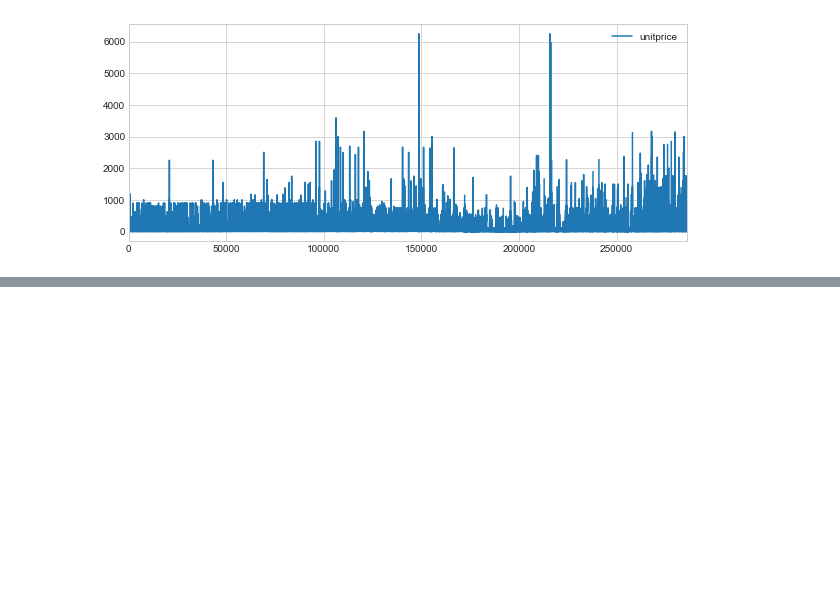
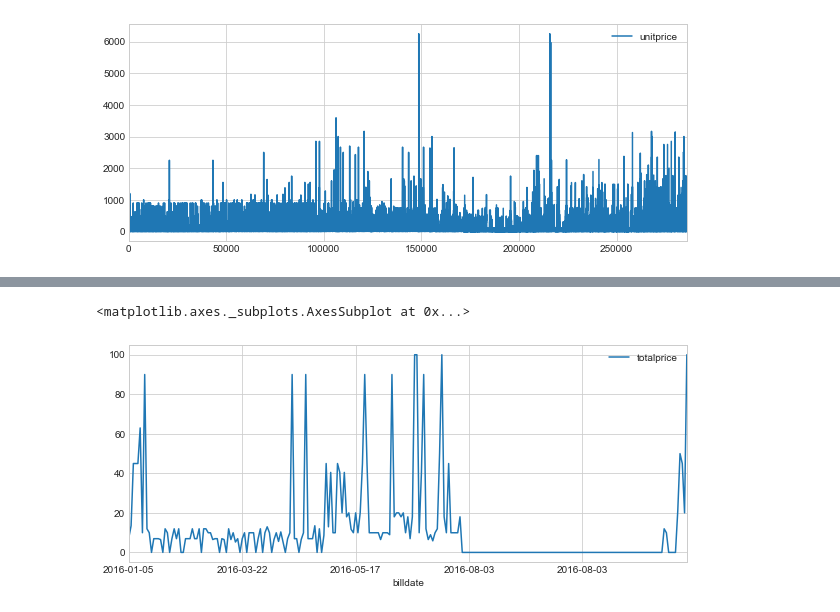
Before and after one commit to MariuszWroc/dataScience, a Jupyter notebook: SQL import.ipynb, the cells around one changed output, grey strips where cells are left out. Saved outputs shown, nothing was run; the diff lists cells and outputs as text; code cells hidden in the pictures; blank space fills up the shorter version.

```diff
--- a/SQL import.ipynb
+++ b/SQL import.ipynb
@@ -107,9 +144,6 @@ dataFrame['unitprice'].plot(legend=True,figsize=(10,4))
 # %%
-zipCodeQuery = '''
-SELECT productgroupname, COUNT(*) as cnt
-FROM Orders o JOIN Orderlines ol ON o.orderid = ol.orderid JOIN
-Products p
-ON ol.productid = p.PRODUCTID and
-p.productgroupname <> 'FREEBIE'
-GROUP BY productgroupname
+productQuery = '''
+SELECT ol.billdate, ol.totalprice, o.city, p.PRODUCTGROUPNAME
+FROM Orders o JOIN Orderlines ol ON o.orderid = ol.orderid
+JOIN Products p ON ol.productid = p.PRODUCTID
 '''
@@ -153,0 +150,3 @@ dataFrame.groupby(["PRODUCTGROUPNAME"]).mean()
+# %%
+gamesDF = pd.read_sql_query(productQuery, dbConnection)
+gamesDF.head()
@@ -153,0 +160,4 @@ dataFrame.groupby(["PRODUCTGROUPNAME"]).mean()
+# %%
+gamesDF["year"] = gamesDF["billdate"].str[:-15].astype(np.int64)
+gamesDF["billdate"] = gamesDF["billdate"].str[:-9]
+gamesDF.head()
@@ -153,0 +171,6 @@ dataFrame.groupby(["PRODUCTGROUPNAME"]).mean()
+# %%
+gamesDF = gamesDF[gamesDF["year"] == 2016]
+gamesDF = gamesDF[gamesDF["city"] == "NEW YORK"]
+gamesDF = gamesDF[gamesDF["PRODUCTGROUPNAME"] == "GAME"]
+gamesDF = gamesDF.set_index("billdate")
+gamesDF
@@ -153,0 +185,5 @@ dataFrame.groupby(["PRODUCTGROUPNAME"]).mean()
+# %%
+gamesDF['totalprice'].plot(legend=True,figsize=(10,4))
+# %% [output]
+<matplotlib.axes._subplots.AxesSubplot at 0x...>
+[figure, added]
```
Also changed, not shown: parts of 9 cells of this notebook.
